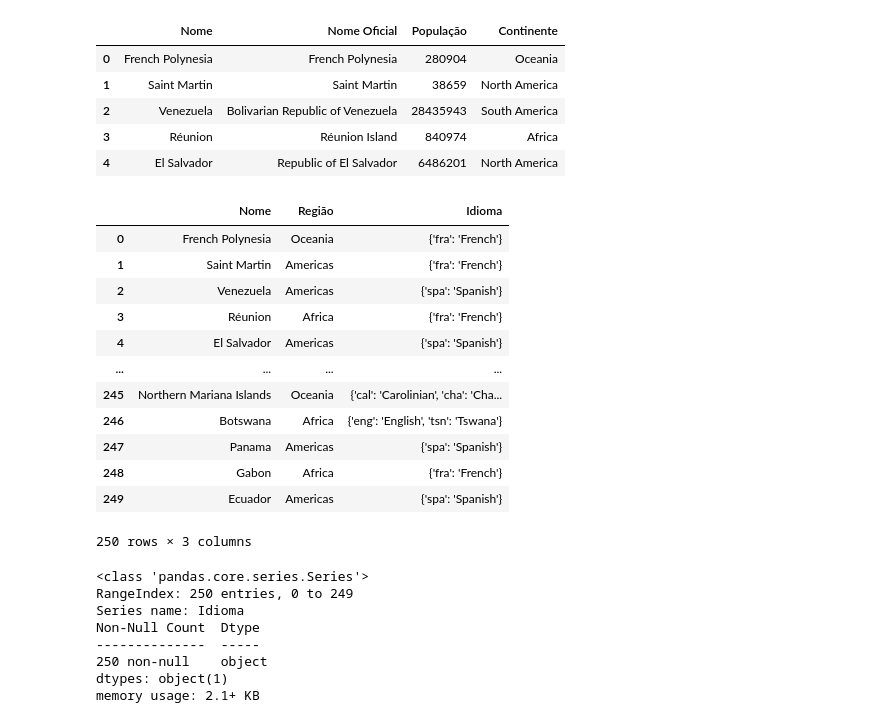
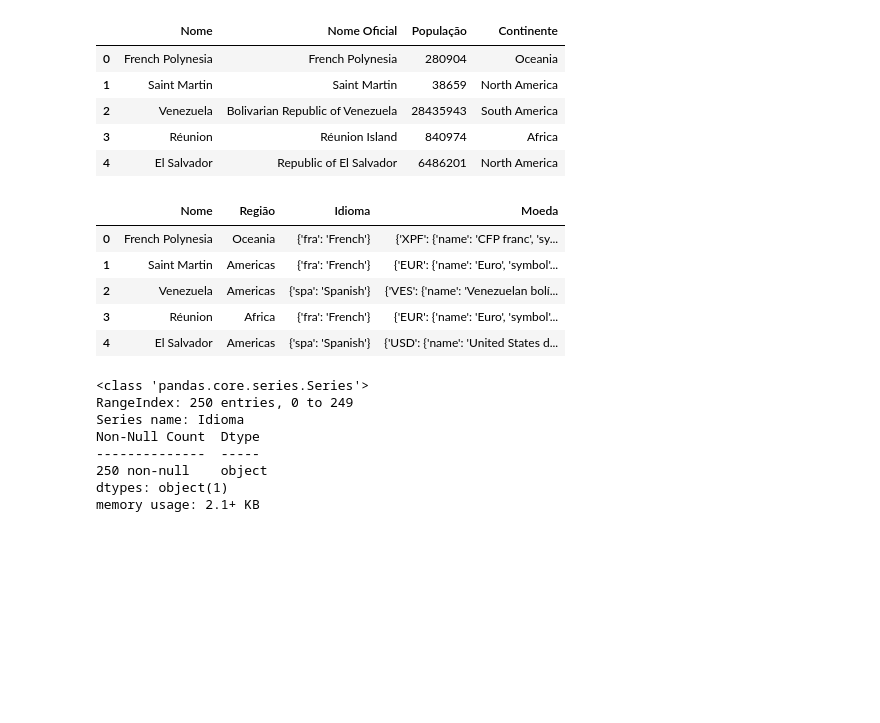
Before and after one commit to Daniel-ps16/Projeto_Final_Python, a Jupyter notebook: Projeto 01.ipynb, the cells around one changed output. Drawn from its saved outputs; the diff is of its cells as text; code cells hidden in the pictures; blank space fills up the shorter version.

```diff
--- a/Projeto 01.ipynb
+++ b/Projeto 01.ipynb
@@ -43,6 +43,7 @@ continents   =[pais['continents'] for pais in data_json]
 area         =[pais['area'] for pais in data_json]
 latitute     =[pais['latlng'] for pais in data_json]
 linguagens   =[pais.get('languages', 'N/A') for pais in data_json]
+moeda        =[pais.get('currencies') for pais in data_json]
 
 
 pop_paises = pd.DataFrame({
@@ -55,7 +56,8 @@ pop_paises = pd.DataFrame({
 reg_paises = pd.DataFrame({
     'Nome' : nome,
     'Região' : region,
-    'Idioma' : linguagens
+    'Idioma' : linguagens,
+    'Moeda'  : moeda
 })
 
 con_paises = pd.DataFrame({
@@ -108,21 +110,14 @@ pop_paises.head()
 | 3 | Réunion | Réunion Island | 840974 | Africa |
 | 4 | El Salvador | Republic of El Salvador | 6486201 | North America |
 # %%
-reg_paises
+reg_paises.head()
 # %% [output]
-|  | Nome | Região | Idioma |
-| 0 | French Polynesia | Oceania | {'fra': 'French'} |
-| 1 | Saint Martin | Americas | {'fra': 'French'} |
-| 2 | Venezuela | Americas | {'spa': 'Spanish'} |
-| 3 | Réunion | Africa | {'fra': 'French'} |
-| 4 | El Salvador | Americas | {'spa': 'Spanish'} |
-| ... | ... | ... | ... |
-| 245 | Northern Mariana Islands | Oceania | {'cal': 'Carolinian', 'cha': 'Cha... |
-| 246 | Botswana | Africa | {'eng': 'English', 'tsn': 'Tswana'} |
-| 247 | Panama | Americas | {'spa': 'Spanish'} |
-| 248 | Gabon | Africa | {'fra': 'French'} |
-| 249 | Ecuador | Americas | {'spa': 'Spanish'} |
+|  | Nome | Região | Idioma | Moeda |
+| 0 | French Polynesia | Oceania | {'fra': 'French'} | {'XPF': {'name': 'CFP franc', 'sy... |
+| 1 | Saint Martin | Americas | {'fra': 'French'} | {'EUR': {'name': 'Euro', 'symbol'... |
+| 2 | Venezuela | Americas | {'spa': 'Spanish'} | {'VES': {'name': 'Venezuelan bolí... |
+| 3 | Réunion | Africa | {'fra': 'French'} | {'EUR': {'name': 'Euro', 'symbol'... |
+| 4 | El Salvador | Americas | {'spa': 'Spanish'} | {'USD': {'name': 'United States d... |
-250 rows × 3 columns
 # %%
 reg_paises['Idioma'].info()
 # %% [output]
```
Also changed, not shown: parts of 5 cells of this notebook.
